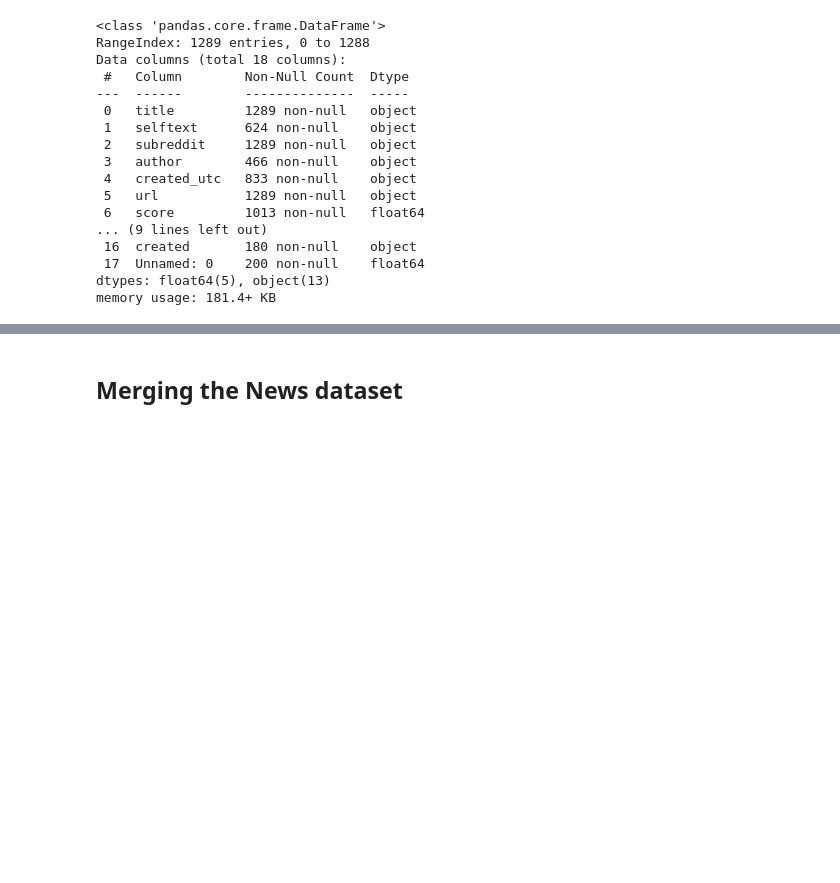
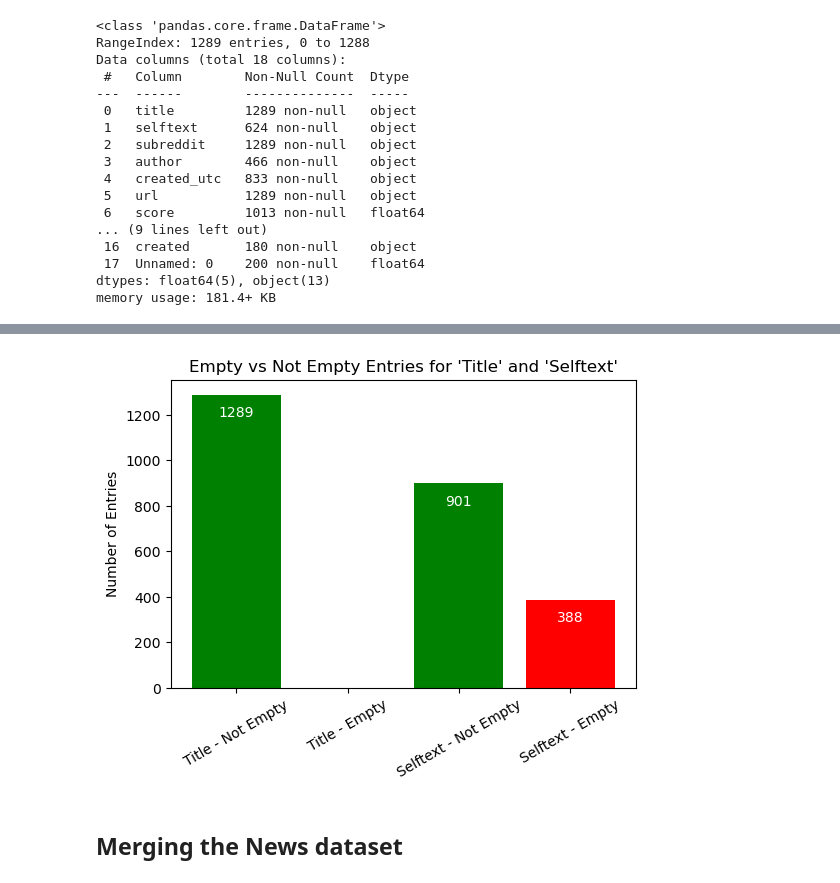
Before and after one commit to L-N-E0/USAID-Kenya-Sentiment-Analysis, a Jupyter notebook: notebooks/kitasi.ipynb, the cells around one changed output, grey strips where cells are left out. Cells and saved outputs as stored; diff of their text form; code cells hidden in the pictures; blank space fills up the shorter version.

Commit message:
final merge for both reddit and news

```diff
--- a/notebooks/kitasi.ipynb
+++ b/notebooks/kitasi.ipynb
@@ -115,0 +110,6 @@ ruth_reddt_final.head()
+# %%
+#dropping unnecessary columns
+ruth_reddt_final.drop(columns=['created_utc', 'date_posted',
+       'created_date', 'created'],inplace=True)
+
+ruth_reddt_final.head()
@@ -115,0 +143,4 @@ ruth_reddt_final.head()
+# %%
+# Now since selftext has less values, we will proceed and fill this cells with values from the txt col
+# Fill selftext with text where selftext is NaN
+ruth_reddt_final["selftext"] = ruth_reddt_final["selftext"].fillna(ruth_reddt_final["text"])
@@ -115,0 +161,5 @@ ruth_reddt_final.head()
+# %%
+# drppoing the text col
+ruth_reddt_final.drop(columns='text', inplace=True)
+
+ruth_reddt_final.head()
@@ -115,0 +175,4 @@ ruth_reddt_final.head()
+# %%
+ruth_reddt_final.rename(columns={'title': 'Title', 'selftext': 'Selftext'}, inplace=True)
+
+ruth_reddt_final.head()
@@ -116 +200,33 @@ ruth_reddt_final.head()
+# %%
+import matplotlib.pyplot as plt
+
+# Count empty and not empty values for both columns
+title_empty = ruth_reddt_final["Title"].isnull().sum()
+title_not_empty = ruth_reddt_final["Title"].notnull().sum()
+
+selftext_empty = ruth_reddt_final["Selftext"].isnull().sum()
+selftext_not_empty = ruth_reddt_final["Selftext"].notnull().sum()
+
+# Prepare the data
+categories = ["Title - Not Empty", "Title - Empty",
+              "Selftext - Not Empty", "Selftext - Empty"]
+values = [title_not_empty, title_empty,
+          selftext_not_empty, selftext_empty]
+
+# Plot
+plt.figure(figsize=(6, 4))
+bars = plt.bar(categories, values, color=["green", "red", "green", "red"])
+plt.ylabel("Number of Entries")
+plt.title("Empty vs Not Empty Entries for 'Title' and 'Selftext'")
+plt.xticks(rotation=30)
+
+# Adding labels on top of bars
+for bar in bars:
+    height = bar.get_height()
+    plt.text(bar.get_x() + bar.get_width()/2, height-50, str(height),
+             ha='center', va='top', fontsize=10, color="white")
+
+plt.show()
+# %% [output]
+[figure, added]
 # %%
```
Also changed, not shown: parts of 24 cells of this notebook, 4 other files.
